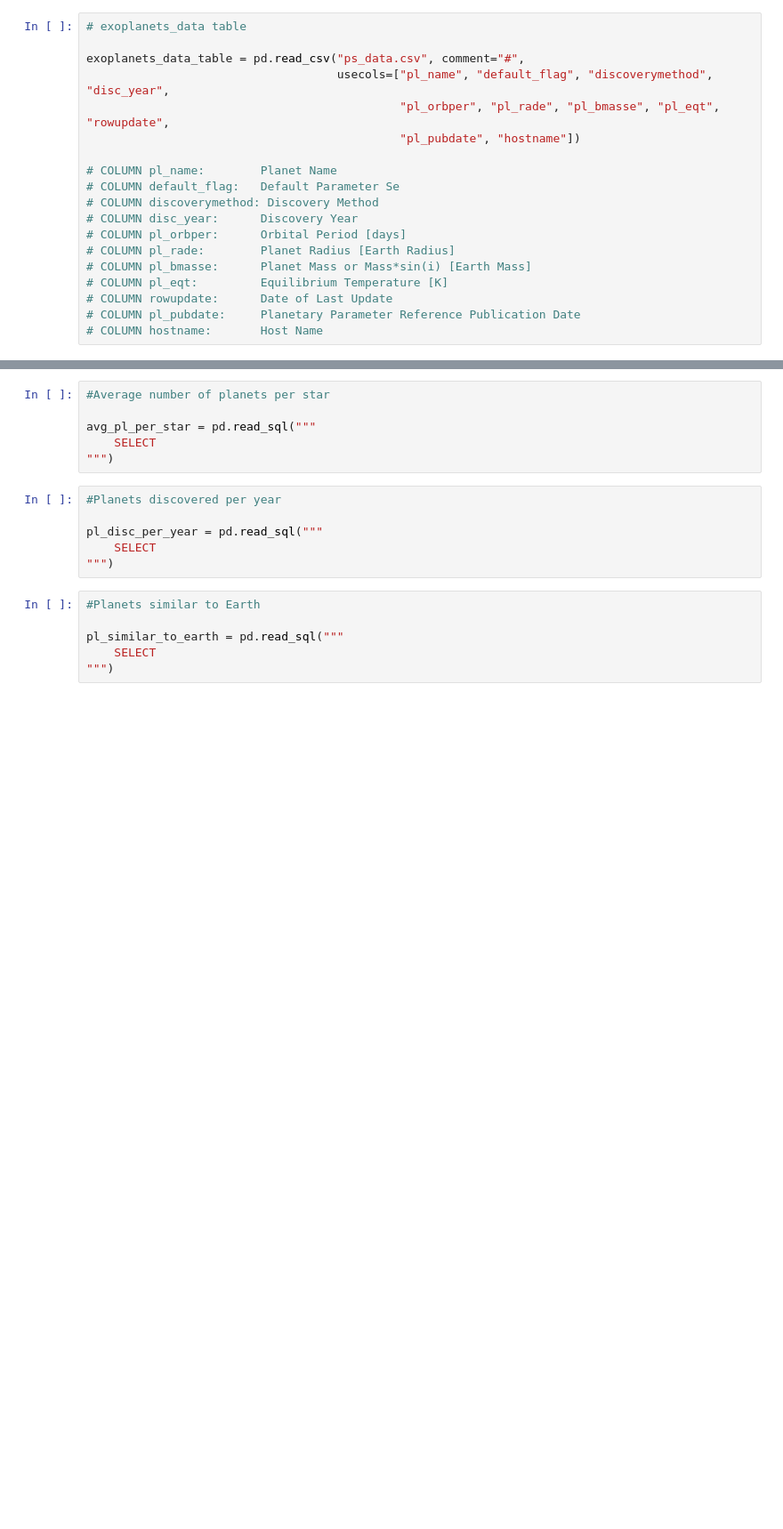
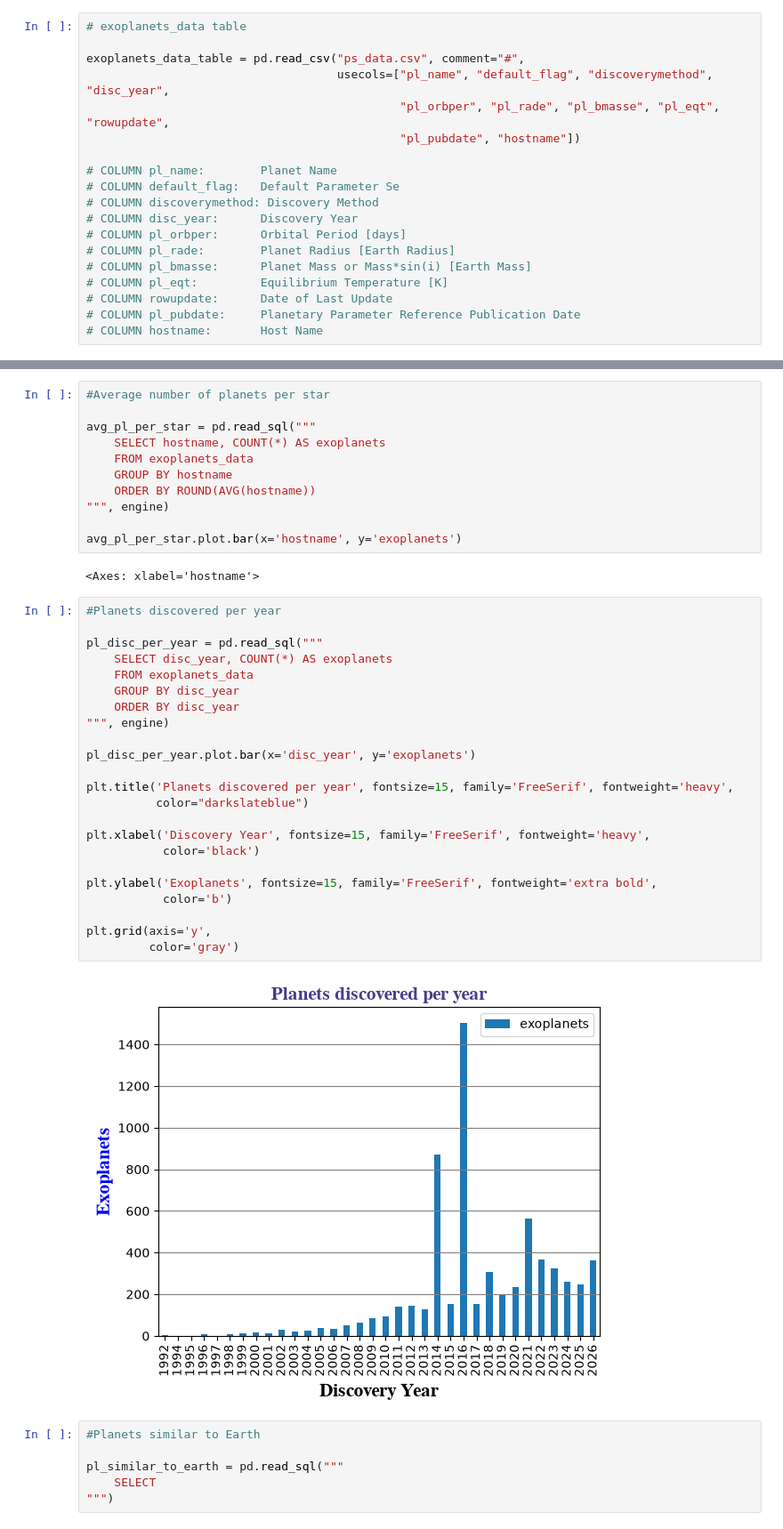
Before and after one commit to alexandervp1/aequo-finance, a Jupyter notebook: data/astronomical_analysis.ipynb, the cells around one changed output, grey strips where cells are left out. Shown at 89% size. Saved outputs shown, nothing was run; the diff lists cells and outputs as text; blank space fills up the shorter version.

Commit message:
2 charts (2/7), fixed procedure

```diff
--- a/data/astronomical_analysis.ipynb
+++ b/data/astronomical_analysis.ipynb
@@ -69,14 +90,40 @@ star_systems_table.sample(5)
 #Average number of planets per star
 
 avg_pl_per_star = pd.read_sql("""
-    SELECT
-""")
+    SELECT hostname, COUNT(*) AS exoplanets
+    FROM exoplanets_data
+    GROUP BY hostname
+    ORDER BY ROUND(AVG(hostname))
+""", engine)
+
+avg_pl_per_star.plot.bar(x='hostname', y='exoplanets')
+# %% [output]
+<Axes: xlabel='hostname'>
 # %%
 #Planets discovered per year
 
 pl_disc_per_year = pd.read_sql("""
-    SELECT
-""")
+    SELECT disc_year, COUNT(*) AS exoplanets
+    FROM exoplanets_data
+    GROUP BY disc_year
+    ORDER BY disc_year
+""", engine)
+
+pl_disc_per_year.plot.bar(x='disc_year', y='exoplanets')
+
+plt.title('Planets discovered per year', fontsize=15, family='FreeSerif', fontweight='heavy',
+          color="darkslateblue")
+
+plt.xlabel('Discovery Year', fontsize=15, family='FreeSerif', fontweight='heavy',
+           color='black')
+
+plt.ylabel('Exoplanets', fontsize=15, family='FreeSerif', fontweight='extra bold',
+           color='b')
+
+plt.grid(axis='y',
+         color='gray')
+# %% [output]
+[figure, added]
 # %%
 #Planets similar to Earth
 
```
Also changed, not shown: parts of 7 cells of this notebook.
